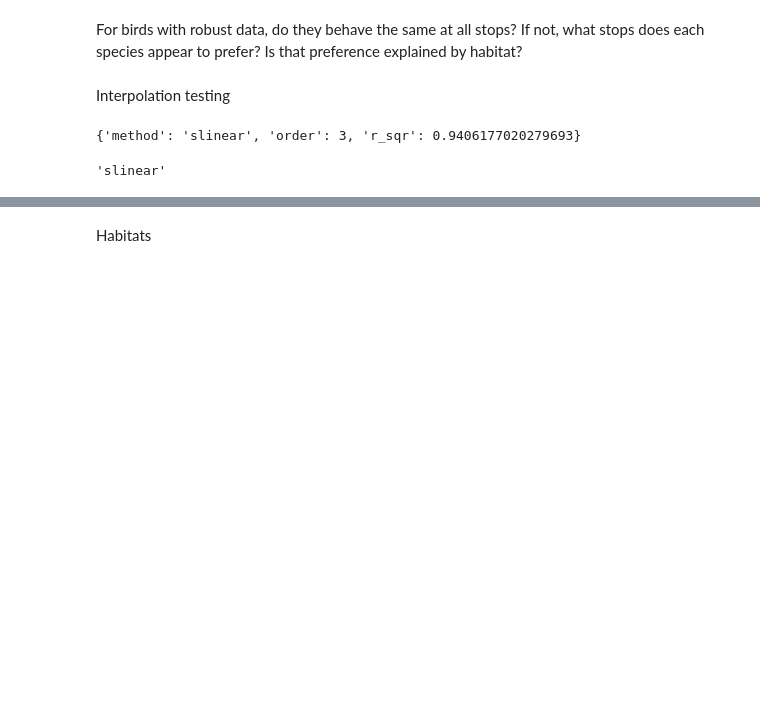
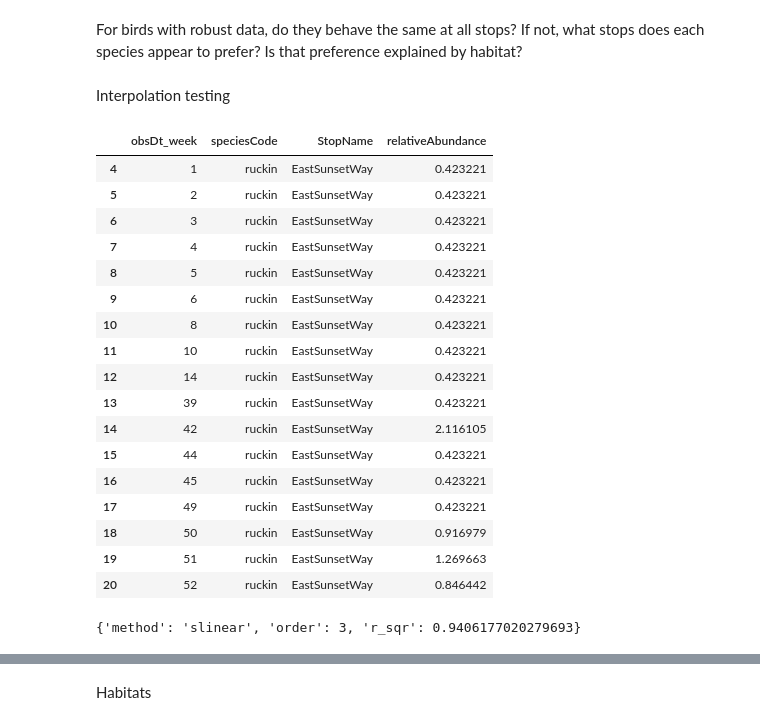
Before and after one commit to Tanag3r/trailheadDirect_birds, a Jupyter notebook: neuralSetup_analysis.ipynb, the cells around one changed output, grey strips where cells are left out. Saved outputs shown, nothing was run; the diff lists cells and outputs as text; code cells hidden in the pictures; blank space fills up the shorter version.

```diff
--- a/neuralSetup_analysis.ipynb
+++ b/neuralSetup_analysis.ipynb
@@ -124,2 +123,24 @@ ruckin = ruckin[ruckin['StopName']=='EastSunsetWay']
+# %%
+ruckinSchool = ruckin[ruckin['StopName']=='EastSunsetWay']
+ruckinSchool
+# %% [output]
+|  | obsDt_week | speciesCode | StopName | relativeAbundance |
+| 4 | 1 | ruckin | EastSunsetWay | 0.423221 |
+| 5 | 2 | ruckin | EastSunsetWay | 0.423221 |
+| 6 | 3 | ruckin | EastSunsetWay | 0.423221 |
+| 7 | 4 | ruckin | EastSunsetWay | 0.423221 |
+| 8 | 5 | ruckin | EastSunsetWay | 0.423221 |
+| 9 | 6 | ruckin | EastSunsetWay | 0.423221 |
+| 10 | 8 | ruckin | EastSunsetWay | 0.423221 |
+| 11 | 10 | ruckin | EastSunsetWay | 0.423221 |
+| 12 | 14 | ruckin | EastSunsetWay | 0.423221 |
+| 13 | 39 | ruckin | EastSunsetWay | 0.423221 |
+| 14 | 42 | ruckin | EastSunsetWay | 2.116105 |
+| 15 | 44 | ruckin | EastSunsetWay | 0.423221 |
+| 16 | 45 | ruckin | EastSunsetWay | 0.423221 |
+| 17 | 49 | ruckin | EastSunsetWay | 0.423221 |
+| 18 | 50 | ruckin | EastSunsetWay | 0.916979 |
+| 19 | 51 | ruckin | EastSunsetWay | 1.269663 |
+| 20 | 52 | ruckin | EastSunsetWay | 0.846442 |
 # %%
 #takes a dataframe and returns a dictionary containing the best method and order value
@@ -167,10 +195,6 @@ ruckin_week = deriveInterpolationMethod(ruckin)
 ruckin_week
 # %% [output]
 {'method': 'slinear', 'order': 3, 'r_sqr': 0.9406177020279693}
-# %%
-ruckin_week['method']
-# %% [output]
-'slinear'
 # %%
 ##TODO #90 rewrite stopCovariance to run for a single species at a time --DONE
 
```
Also changed, not shown: parts of 7 cells of this notebook, 1 other file.
